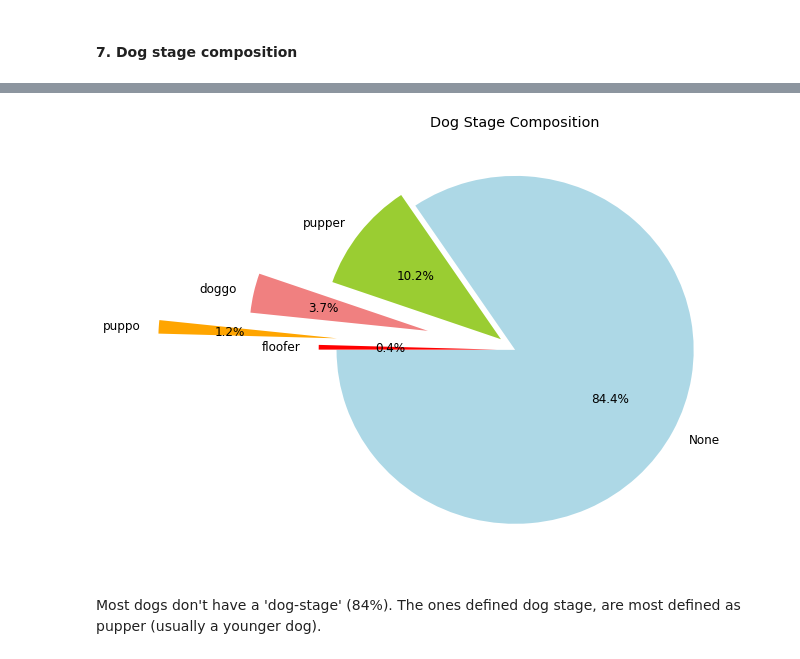
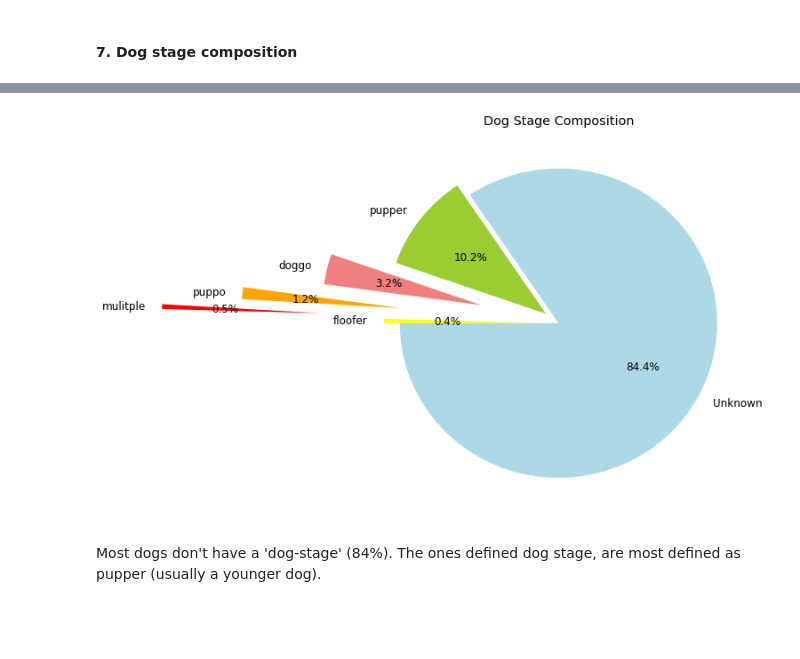
Before and after one commit to brenda6268/Data-Analyze7-Dog-Wangle, a Jupyter notebook: wrangle_act.ipynb, the cells around one changed output, grey strips where cells are left out. Saved outputs shown, nothing was run; the diff lists cells and outputs as text; code cells hidden in the pictures; blank space fills up the shorter version.

```diff
--- a/wrangle_act.ipynb
+++ b/wrangle_act.ipynb
@@ -1026,2 +987,0 @@ arch_column
-# %%
-archive_clean['dog_stage']=arch_column
@@ -1033,33 +988,3 @@ Name: dog_stage, dtype: object
-# %%
-arch_column = []#751583847268179968  d&puer  741067306818797568
-#854010172552949760  d&f   855851453814013952 	d&o
-arch_id_list=archive_clean.tweet_id.unique()#'floofer', "pupper", "puppo
-for id in arch_id_list:
-    kk=archive_clean[archive_clean['tweet_id']== id]
-
-
-    if ((kk.doggo == 'None').bool()&(kk.floofer == 'None').bool()
-    &(kk.pupper == 'None').bool()&(kk.puppo =='None').bool()):
-
-        a1='Unknown'
-    elif ((kk.doggo == 'doggo').bool()&(kk.floofer == 'None').bool()
-    &(kk.pupper == 'None').bool()&(kk.puppo =='None').bool()):
-        a1 = 'doggo'
-    elif ((kk.doggo == 'None').bool()&(kk.floofer == 'floofer').bool()
-    &(kk.pupper == 'None').bool()&(kk.puppo =='None').bool()):
-        a1 = 'floofer'
-    elif ((kk.doggo == 'None').bool()&(kk.floofer == 'None').bool()
-    &(kk.pupper == 'pupper').bool()&(kk.puppo =='None').bool()):
-        a1 ='pupper'
-    elif ((kk.doggo == 'None').bool()&(kk.floofer == 'None').bool()
-    &(kk.pupper == 'None').bool()&(kk.puppo =='puppo').bool()):
-        a1 ='puppo'
-    else:
-        a1 ='mulitple'
-
-
-
-    arch_column.append(a1)
 # %%
 archive_clean['dog_stage']=arch_column
 # %%
@@ -1475,18 +1408,18 @@ Name: dog_stage, dtype: int64
 # %%
 labels = df.dog_stage.value_counts().index.tolist()
 sizes = df.dog_stage.value_counts().tolist()
-colors = ['lightblue', 'yellowgreen', 'lightcoral','orange', 'red']
-explode = (0, 0.1, 0.5, 1,0.1)
+colors = ['lightblue', 'yellowgreen', 'lightcoral','orange', 'red','yellow']
+explode = (0, 0.1, 0.5, 1,1.5,0.1)
 # Plot
 plt.figure(figsize=(8, 8))
 matplotlib.rcParams['font.size'] = 12
 plt.pie(sizes,explode=explode,labels=labels, colors=colors,
         autopct='%1.1f%%', startangle=180)
 plt.title('Dog Stage Composition')
 fig = plt.gcf()
 fig.savefig('dog_stage_composition.png',bbox_inches='tight')
 # %% [output]
-[figure, old version]
+[figure, new version]
 # %% [markdown]
 Most dogs don't have a 'dog-stage' (84%). The ones defined dog stage, are most defined as pupper  (usually a younger dog).
 # %% [markdown]
```
Also changed, not shown: parts of 11 cells of this notebook, 5 other files.
